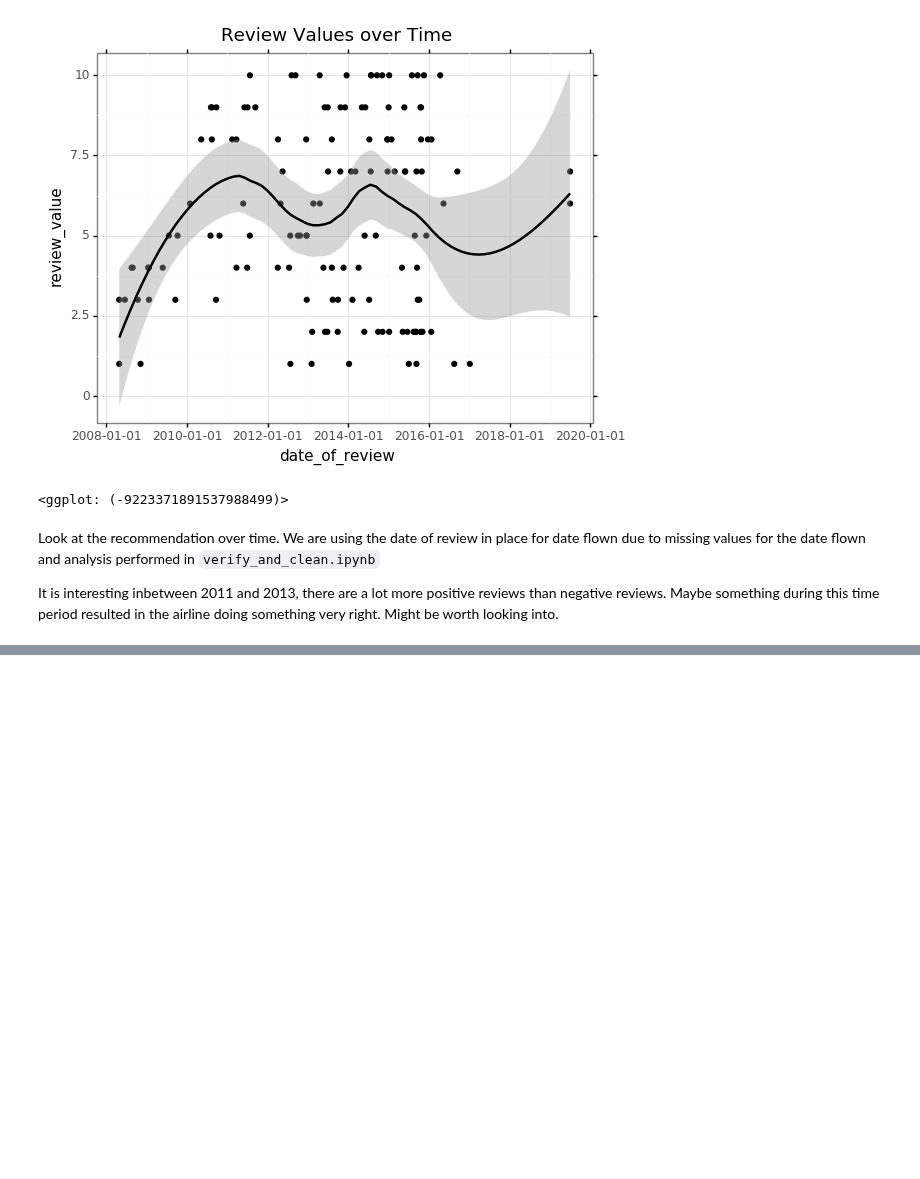
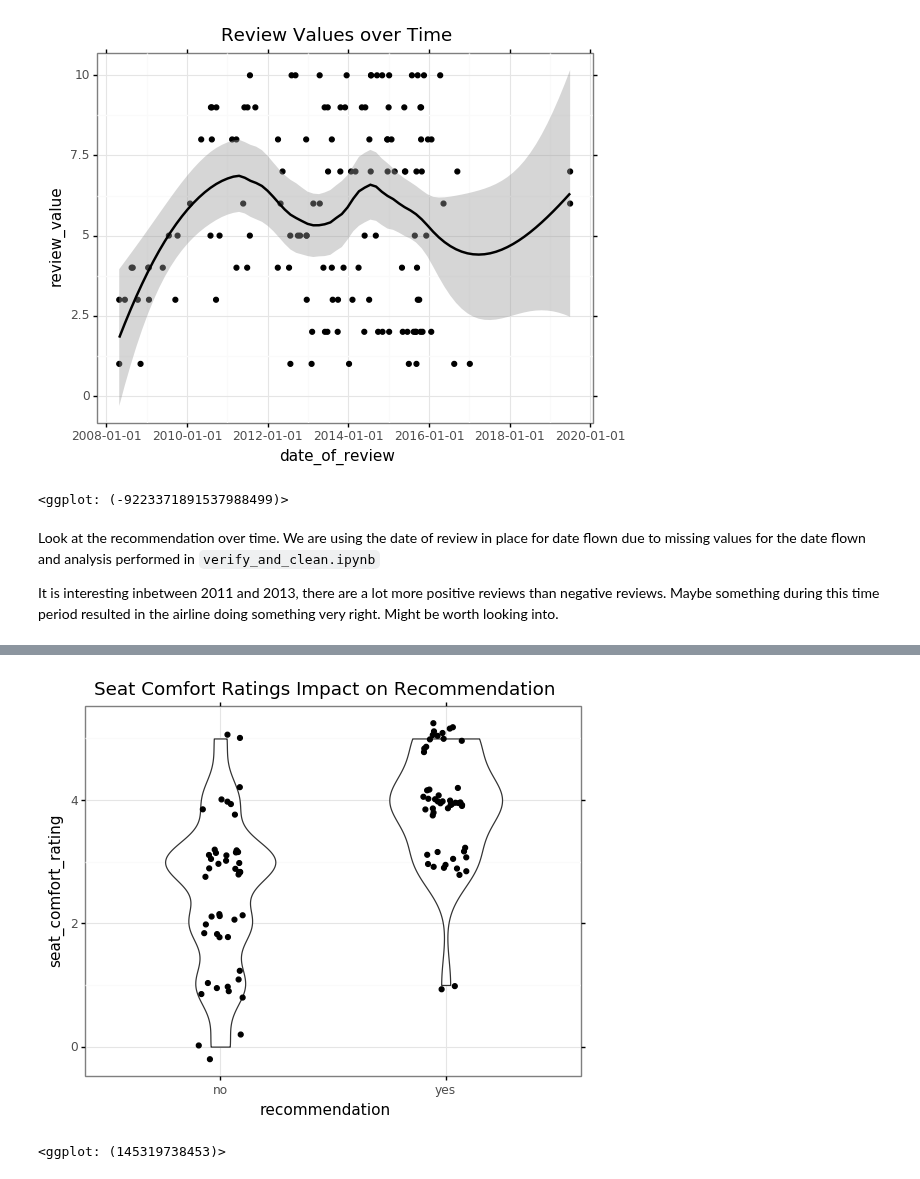
Before and after one commit to EvanYathon/airline_reviews, a Jupyter notebook: src/ipynbs/EDA.ipynb, the cells around one changed output, grey strips where cells are left out. Drawn from its saved outputs; the diff is of its cells as text; code cells hidden in the pictures; blank space fills up the shorter version.

```diff
--- a/src/ipynbs/EDA.ipynb
+++ b/src/ipynbs/EDA.ipynb
@@ -120,0 +151,10 @@ See the amount of reviews per date; if the 2011 to 2013 period is anomalous then
+# %%
+(ggplot(reviews, aes(x = "recommendation", y = "seat_comfort_rating"))
+ + geom_violin(width = 0.5)
+ + geom_jitter(width = 0.1, height = 0.25)
+ + theme_bw()
+ + labs(title = "Seat Comfort Ratings Impact on Recommendation")
+)
+# %% [output]
+[figure, added]
+<ggplot: (145319738453)>
```
Also changed, not shown: parts of 13 cells of this notebook.
